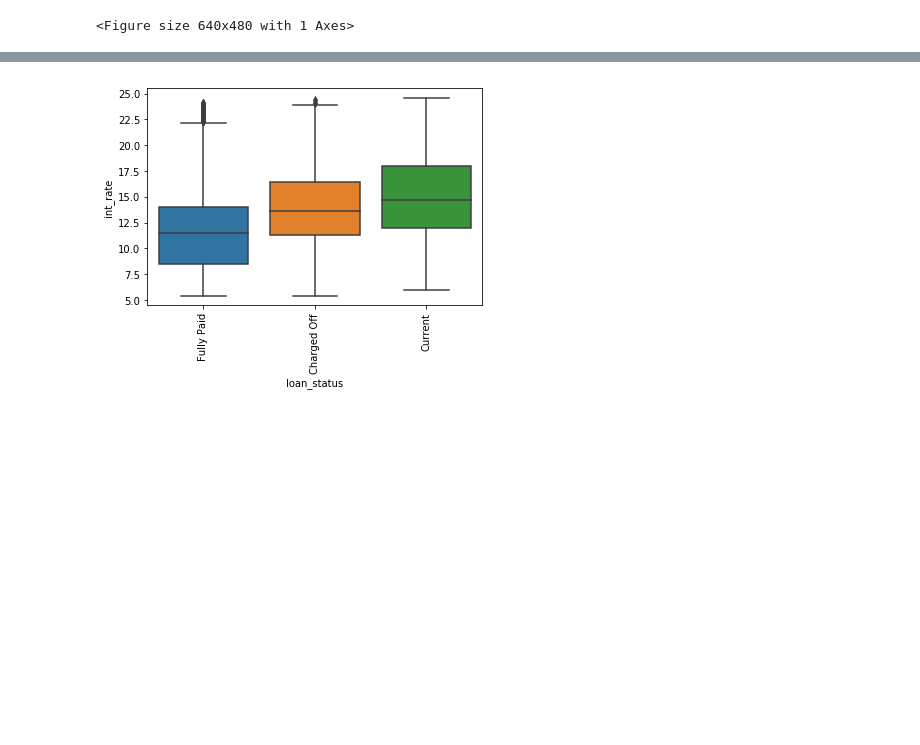
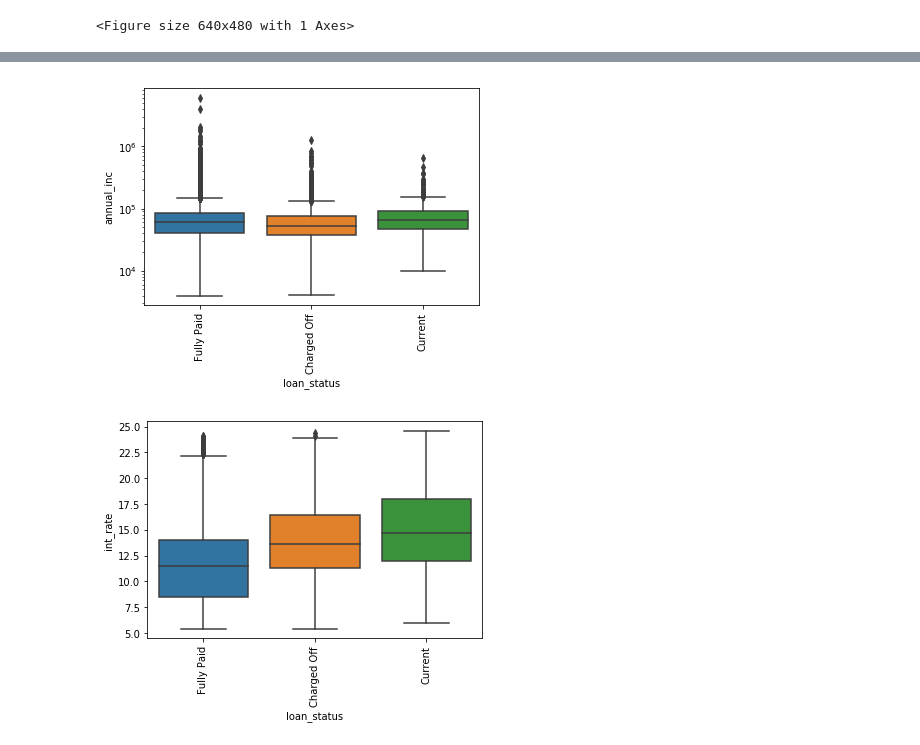
Before and after one commit to saneshashank/course2-GP1, a Jupyter notebook: Ashutosh/loan_EDA-Copy1.ipynb, the cells around one changed output, grey strips where cells are left out. Saved outputs shown, nothing was run; the diff lists cells and outputs as text; code cells hidden in the pictures; blank space fills up the shorter version.

```diff
--- a/Ashutosh/loan_EDA-Copy1.ipynb
+++ b/Ashutosh/loan_EDA-Copy1.ipynb
@@ -230,3 +253,7 @@ def draw_countplot(hue=None, scale=None):
+# %%
+draw_boxplot("annual_inc", y_scale="log")
+# %% [output]
+[figure, added]
 # %%
 draw_boxplot("int_rate")
 # %% [output]
```
Also changed, not shown: parts of 22 cells of this notebook.
